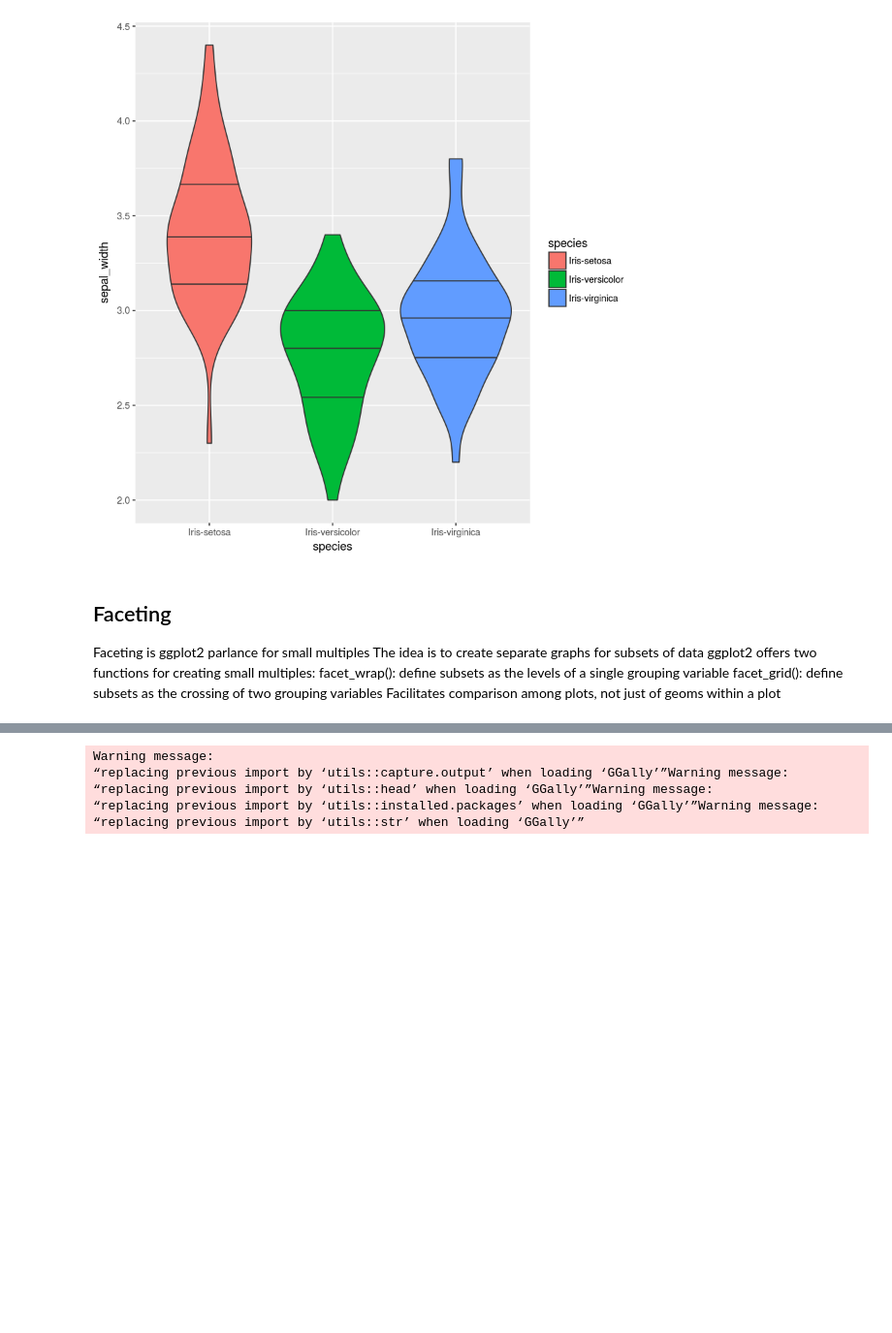
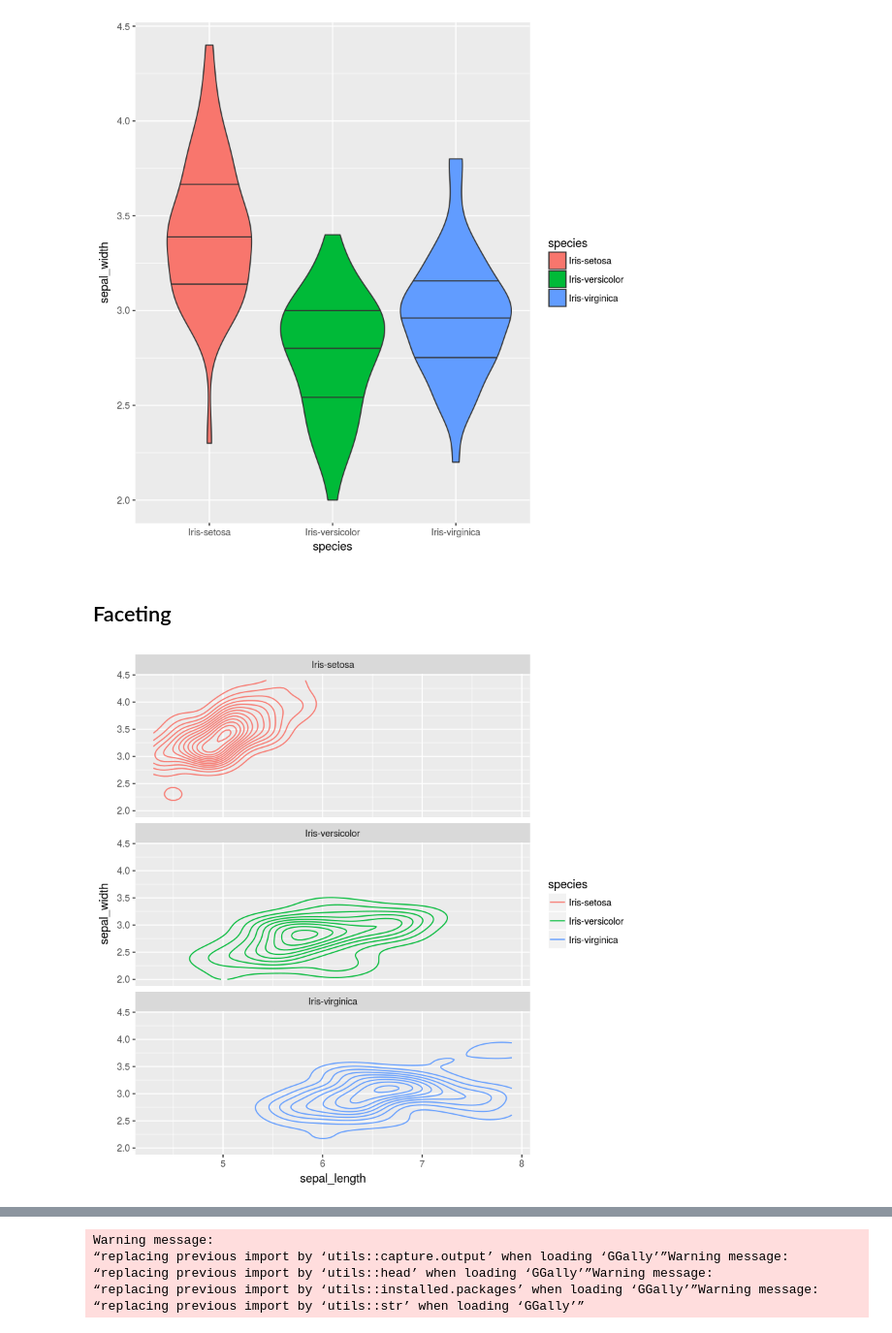
Before and after one commit to raphaelcampos/introducao-linguagens-estatisticas, a Jupyter notebook: R/aula_03/visualizacao.ipynb, the cells around one changed output, grey strips where cells are left out. Shown at 97% size. Saved outputs shown, nothing was run; the diff lists cells and outputs as text; code cells hidden in the pictures; blank space fills up the shorter version.

Commit message:
arrumando faceting

```diff
--- a/R/aula_03/visualizacao.ipynb
+++ b/R/aula_03/visualizacao.ipynb
@@ -132,12 +137,11 @@ ggplot(iris, aes(x=species, y=sepal_width, fill=species)) +
 geom_violin(draw_quantiles=c(0.25, 0.5, 0.75))
 # %% [output]
 [figure]
-# %% [markdown]
-## Faceting
-
-Faceting is ggplot2 parlance for small multiples
-The idea is to create separate graphs for subsets of data
-ggplot2 offers two functions for creating small multiples:
-facet_wrap(): define subsets as the levels of a single grouping variable
-facet_grid(): define subsets as the crossing of two grouping variables
-Facilitates comparison among plots, not just of geoms within a plot
+# %% [markdown]
+## Faceting
+# %%
+p <- ggplot(iris, aes(sepal_length, sepal_width, color=species)) + geom_density_2d()
+
+p + facet_wrap(~ species, ncol=1)
+# %% [output]
+[figure, added]
```
Also changed, not shown: parts of 2 cells of this notebook.
